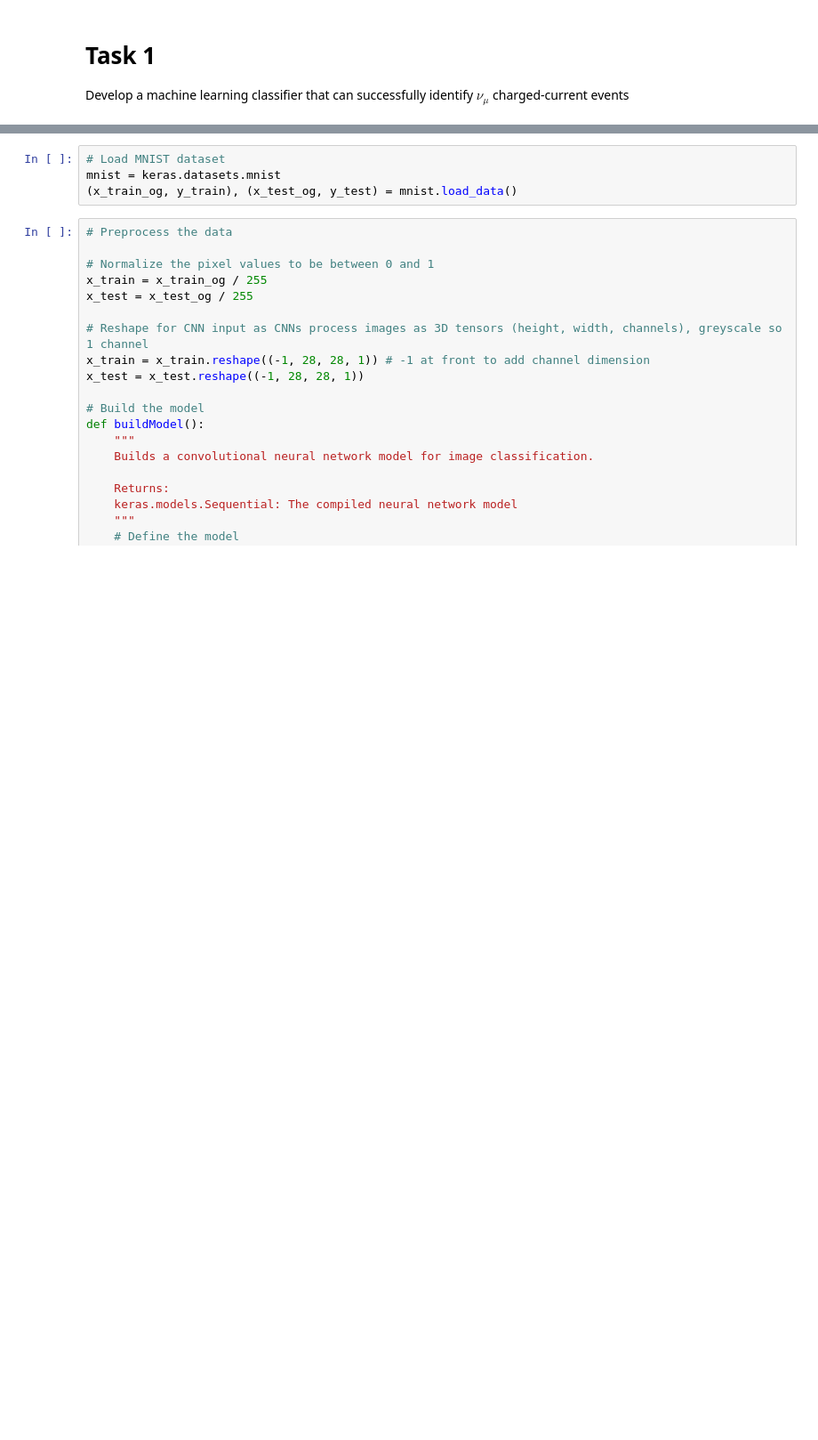
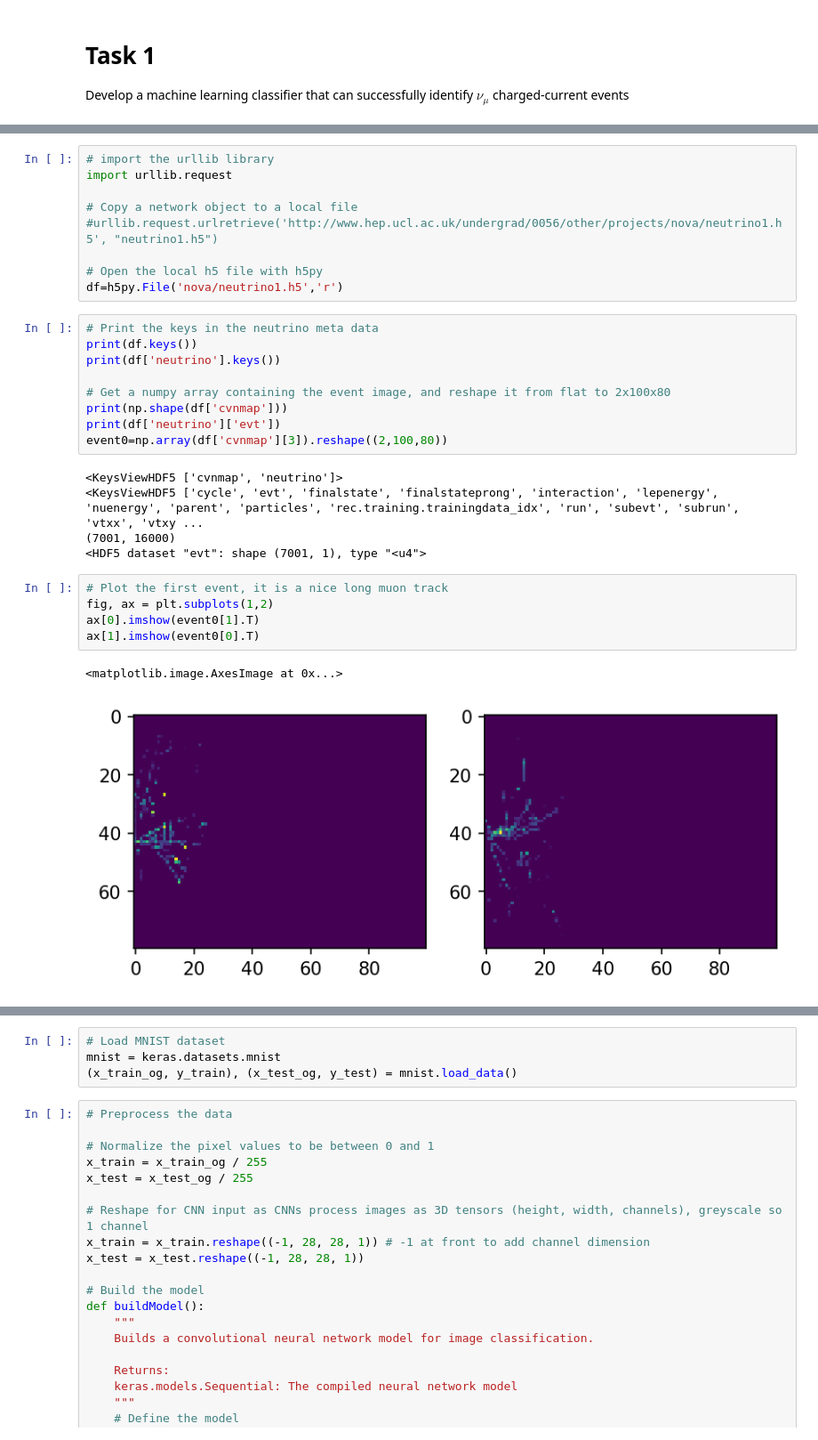
Before and after one commit to mixi26/Neutrino-Interactions, a Jupyter notebook: Task 1.ipynb, the cells around one changed output, grey strips where cells are left out. Shown at 89% size. Drawn from its saved outputs; the diff is of its cells as text; blank space fills up the shorter version.

```diff
--- a/Task 1.ipynb
+++ b/Task 1.ipynb
@@ -29,0 +104,31 @@ print(tf.__version__)
+# %%
+# import the urllib library
+import urllib.request
+
+# Copy a network object to a local file
+#urllib.request.urlretrieve('http://www.hep.ucl.ac.uk/undergrad/0056/other/projects/nova/neutrino1.h5', "neutrino1.h5")
+
+# Open the local h5 file with h5py
+df=h5py.File('nova/neutrino1.h5','r')
+# %%
+# Print the keys in the neutrino meta data
+print(df.keys())
+print(df['neutrino'].keys())
+
+# Get a numpy array containing the event image, and reshape it from flat to 2x100x80
+print(np.shape(df['cvnmap']))
+print(df['neutrino']['evt'])
+event0=np.array(df['cvnmap'][3]).reshape((2,100,80))
+# %% [output]
+<KeysViewHDF5 ['cvnmap', 'neutrino']>
+<KeysViewHDF5 ['cycle', 'evt', 'finalstate', 'finalstateprong', 'interaction', 'lepenergy', 'nuenergy', 'parent', 'particles', 'rec.training.trainingdata_idx', 'run', 'subevt', 'subrun', 'vtxx', 'vtxy ...
+(7001, 16000)
+<HDF5 dataset "evt": shape (7001, 1), type "<u4">
+# %%
+# Plot the first event, it is a nice long muon track
+fig, ax = plt.subplots(1,2)
+ax[0].imshow(event0[1].T)
+ax[1].imshow(event0[0].T)
+# %% [output]
+<matplotlib.image.AxesImage at 0x...>
+[figure, added]
```
Also changed, not shown: parts of 4 cells of this notebook.
